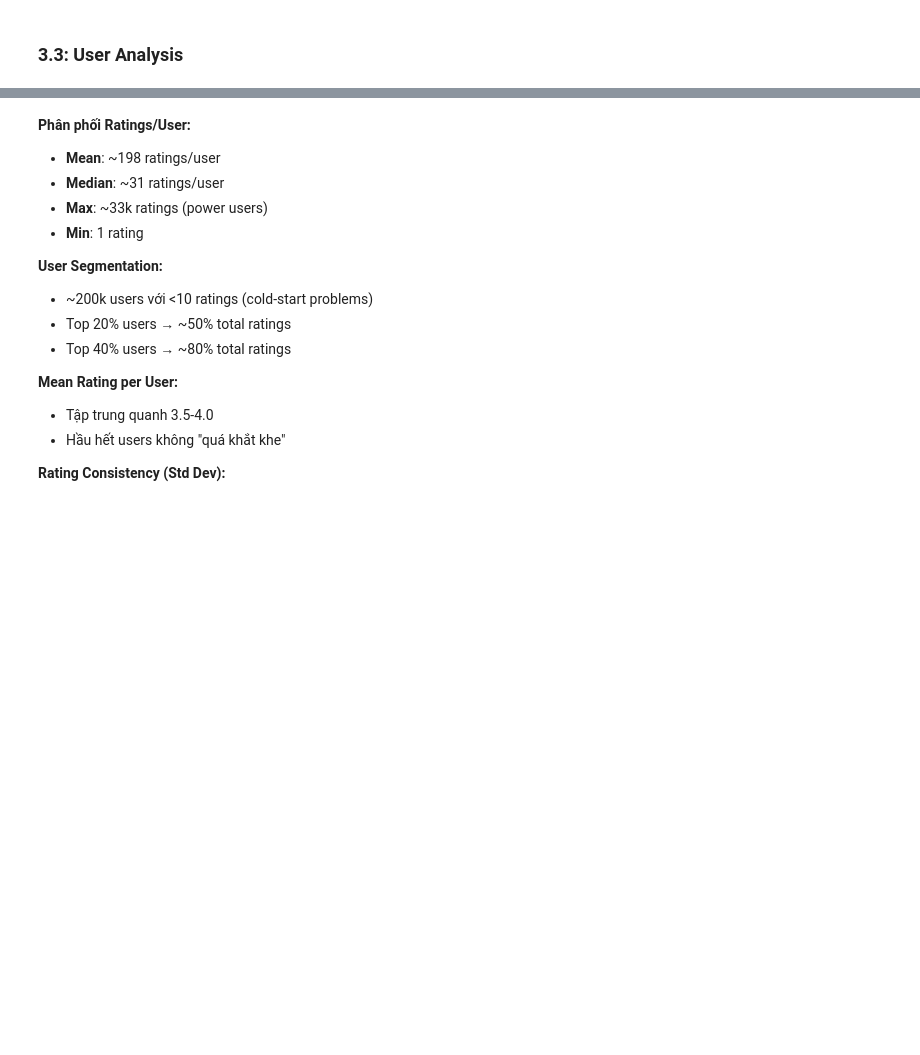
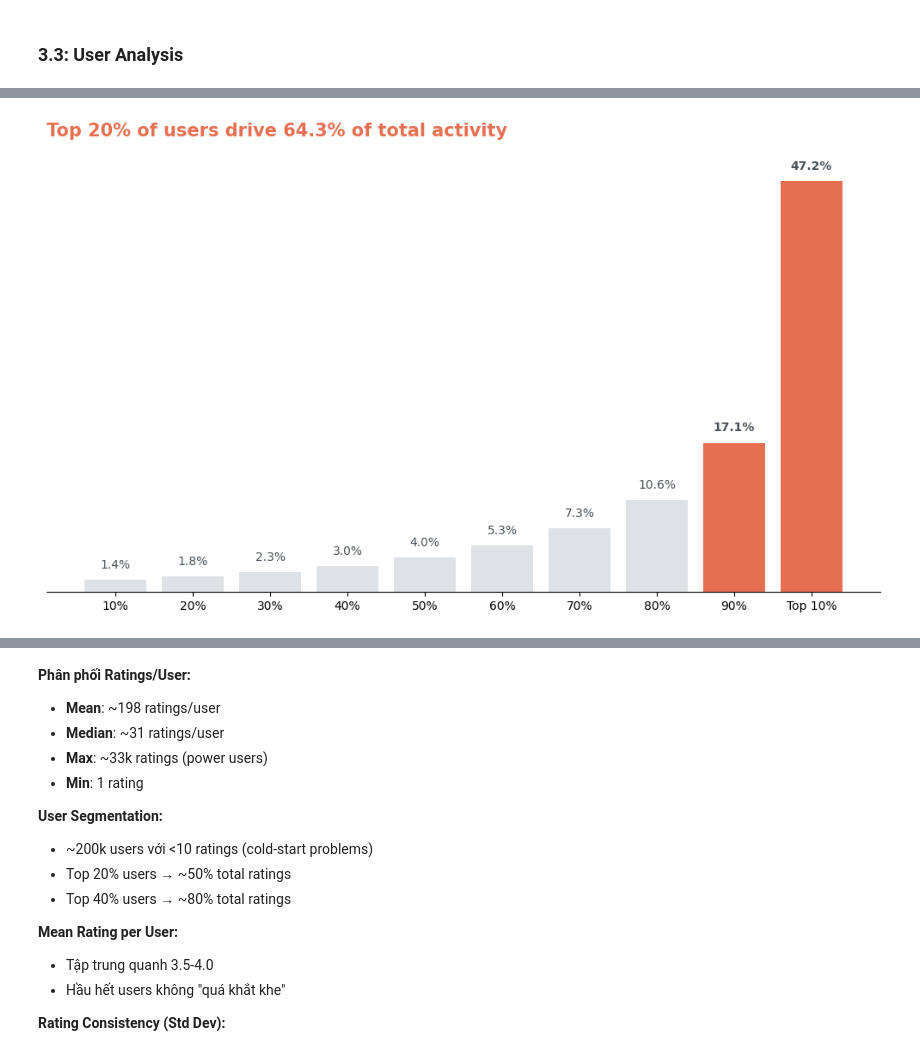
Before and after one commit to manhmanh39/film-recommendation, a Jupyter notebook: eda.ipynb, the cells around one changed output, grey strips where cells are left out. Saved outputs shown, nothing was run; the diff lists cells and outputs as text; code cells hidden in the pictures; blank space fills up the shorter version.

```diff
--- a/eda.ipynb
+++ b/eda.ipynb
@@ -444,0 +379,24 @@ Top 40% users contribute: 82.34% of ratings
+# %%
+plt.figure(figsize=(10, 6))
+ax = plt.gca()
+
+colors = [COLOR_GRAY] * 8 + [COLOR_SECONDARY] * 2
+bars = ax.bar(decile_contrib_pct.index, decile_contrib_pct.values, color=colors, width=0.8)
+
+ax.spines[['top', 'right', 'left']].set_visible(False)
+ax.get_yaxis().set_visible(False)
+ax.set_xticks(range(10))
+ax.set_xticklabels(['10%', '20%', '30%', '40%', '50%', '60%', '70%', '80%', '90%', 'Top 10%'])
+
+for bar in bars:
+    height = bar.get_height()
+    ax.text(bar.get_x() + bar.get_width()/2., height + 1, f'{height:.1f}%',
+            ha='center', va='bottom', fontsize=10, color=COLOR_TEXT,
+            fontweight='bold' if height > 15 else 'normal')
+
+plt.title('Top 20% of users drive ' + f'{top_20_val:.1f}%' + ' of total activity',
+          loc='left', fontsize=15, fontweight='bold', color=COLOR_SECONDARY, pad=20)
+plt.tight_layout()
+plt.show()
+# %% [output]
+[figure, added]
```
Also changed, not shown: parts of 26 cells of this notebook.
